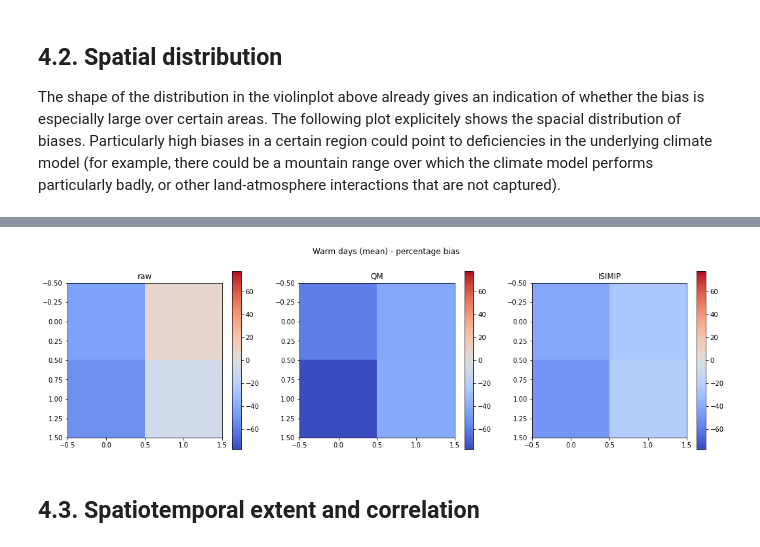
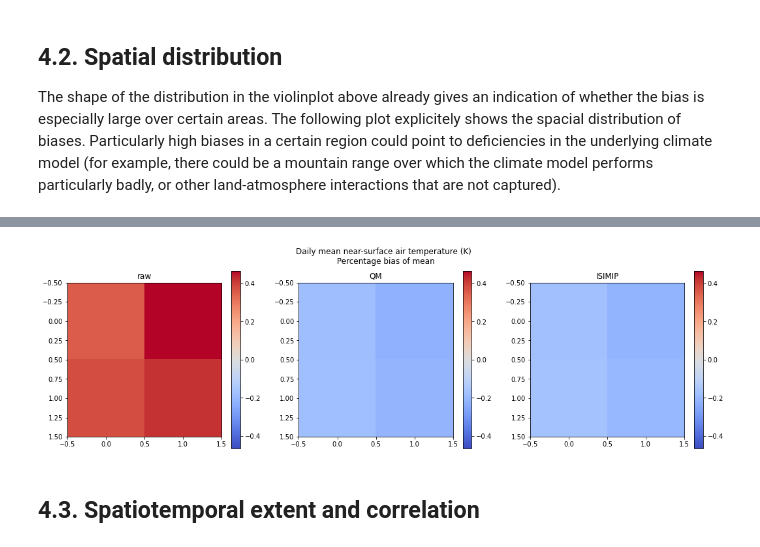
Before and after one commit to ecmwf-projects/ibicus, a Jupyter notebook: notebooks/debiasers_comparison_and_evaluation_v3.ipynb, the cells around one changed output, grey strips where cells are left out. Saved outputs shown, nothing was run; the diff lists cells and outputs as text; code cells hidden in the pictures.

```diff
--- a/notebooks/debiasers_comparison_and_evaluation_v3.ipynb
+++ b/notebooks/debiasers_comparison_and_evaluation_v3.ipynb
@@ -422,8 +405,12 @@ tas_bias_map.show()
-# %%
-spatial.plot_bias_metrics(threshold_name = 'mean_warm_day', data_obs = tas_obs_validate, raw = tas_cm_validate,
-                  QM = tas_val_debiased_QM, ISIMIP = tas_val_debiased_ISIMIP)
-# %% [output]
-[figure, removed]
+# %%
+tas_bias_map_mean = spatial.plot_bias_spatial(variable = 'tas',
+                                         metric = 'mean',
+                                         obs_data = tas_obs_validate,
+                                         raw = tas_cm_validate,
+                                         QM = tas_val_debiased_QM,
+                                         ISIMIP = tas_val_debiased_ISIMIP)
+# %% [output]
+[figure, added]
 # %% [markdown]
 ## 4.3. Spatiotemporal extent and correlation
 # %%
```
Also changed, not shown: parts of 36 cells of this notebook, 15 other files.
